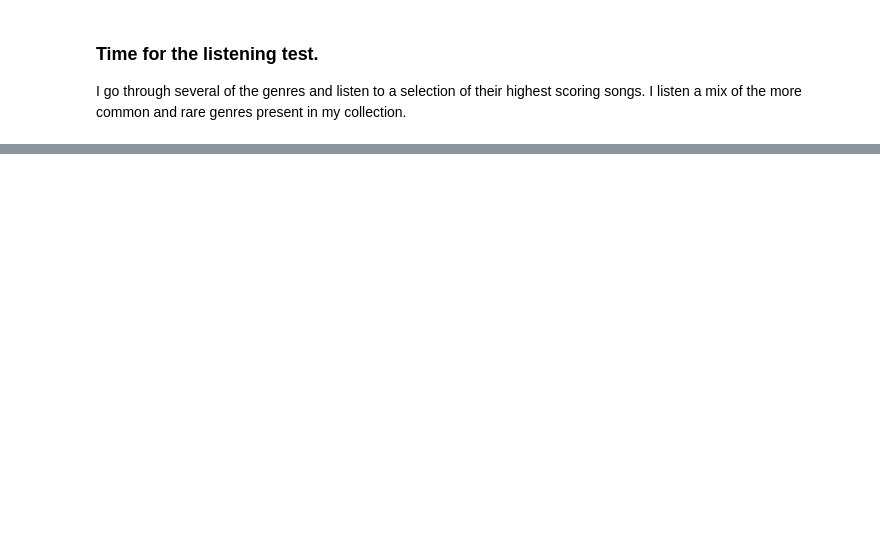
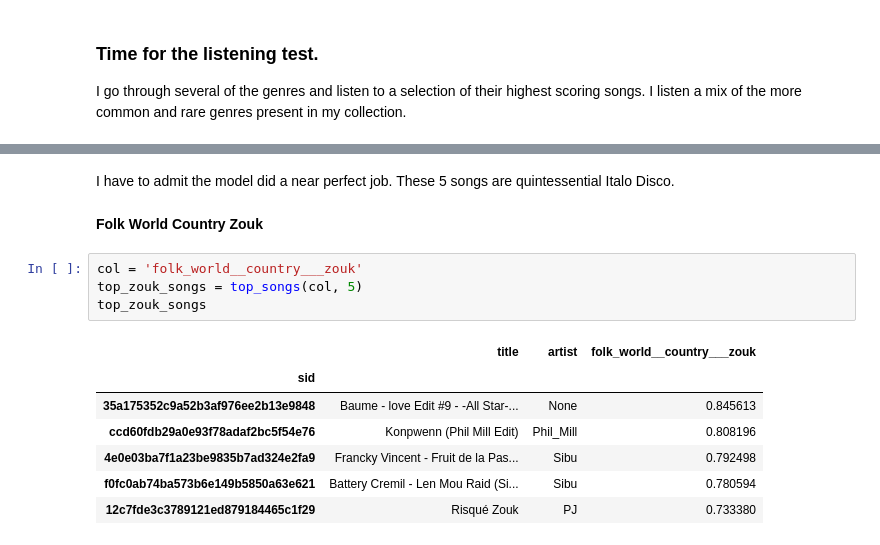
Before and after one commit to GeorgeMcIntire/DataJockey, a Jupyter notebook: EDA Effnet Genres.ipynb, the cells around one changed output, grey strips where cells are left out. Saved outputs shown, nothing was run; the diff lists cells and outputs as text; blank space fills up the shorter version.

```diff
--- a/EDA Effnet Genres.ipynb
+++ b/EDA Effnet Genres.ipynb
@@ -411,0 +488,16 @@ YouTubeVideo('DCBZWX65zig')
+# %% [markdown]
+I have to admit the model did a near perfect job. These 5 songs are quintessential Italo Disco.
+# %% [markdown]
+**Folk World Country Zouk**
+# %%
+col = 'folk_world__country___zouk'
+top_zouk_songs = top_songs(col, 5)
+top_zouk_songs
+# %% [output]
+|  | title | artist | folk_world__country___zouk |
+| sid |  |  |  |
+| 35a175352c9a52b3af976ee2b13e9848 | Baume - love Edit #9 - -All Star-... | None | 0.845613 |
+| ccd60fdb29a0e93f78adaf2bc5f54e76 | Konpwenn (Phil Mill Edit) | Phil_Mill | 0.808196 |
+| 4e0e03ba7f1a23be9835b7ad324e2fa9 | Francky Vincent - Fruit de la Pas... | Sibu | 0.792498 |
+| f0fc0ab74ba573b6e149b5850a63e621 | Battery Cremil - Len Mou Raid (Si... | Sibu | 0.780594 |
+| 12c7fde3c3789121ed879184465c1f29 | Risqué Zouk | PJ | 0.733380 |
```
Also changed, not shown: parts of 59 cells of this notebook.
